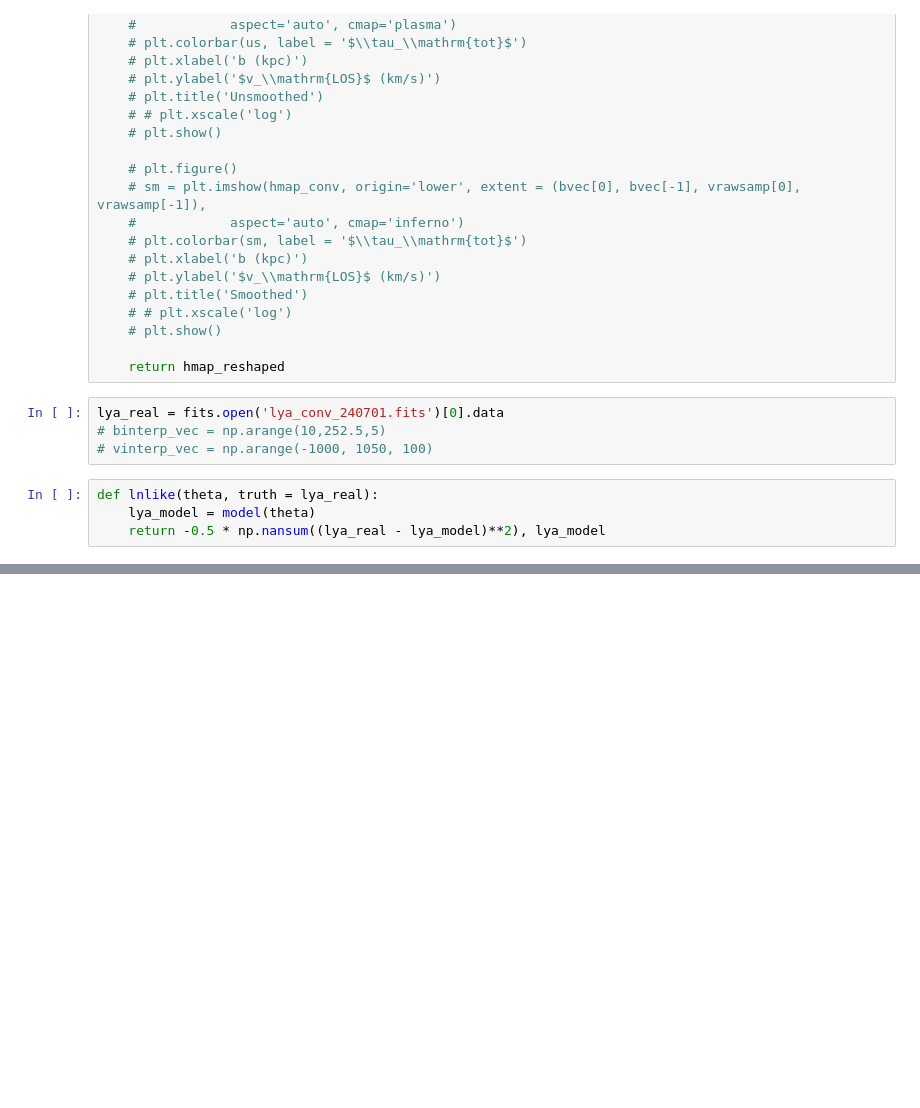
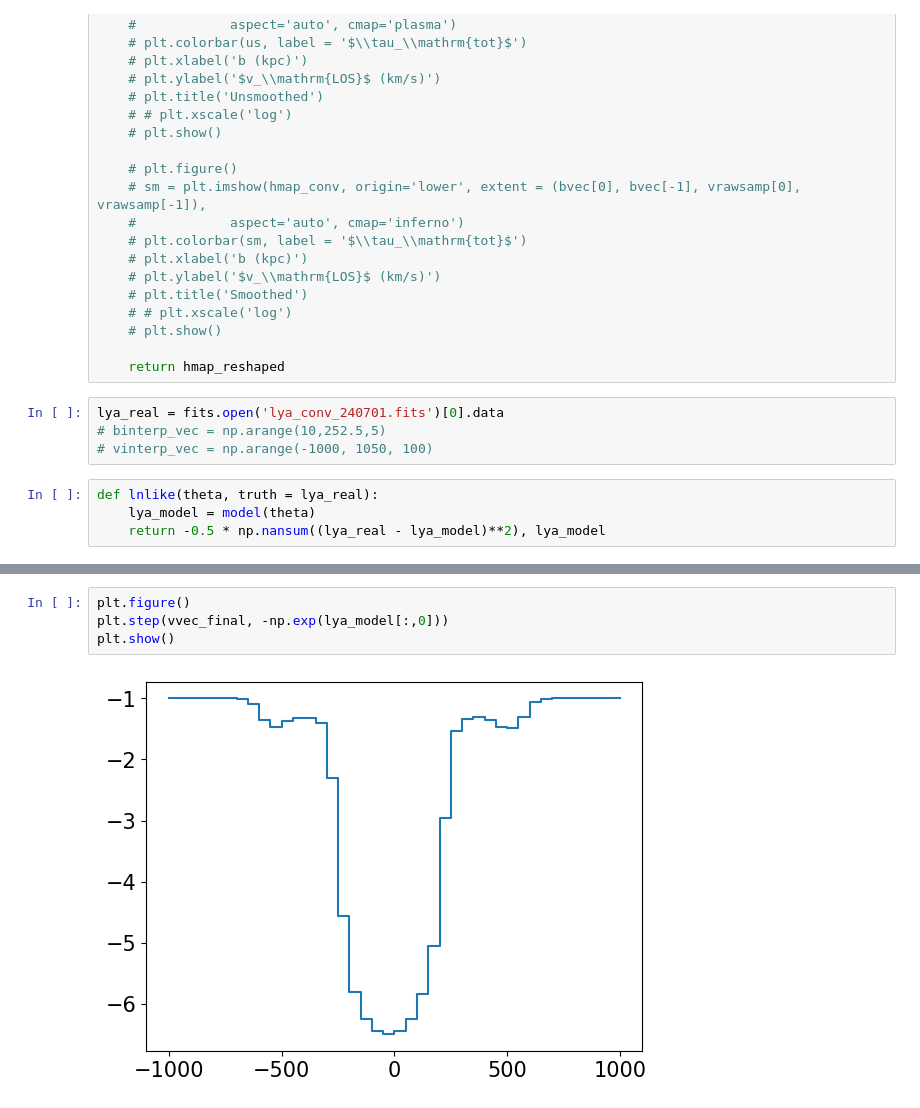
Before and after one commit to prusinski/galpair_model, a Jupyter notebook: chen+20_trimmed_box.ipynb, the cells around one changed output, grey strips where cells are left out. Saved outputs shown, nothing was run; the diff lists cells and outputs as text; blank space fills up the shorter version.

```diff
--- a/chen+20_trimmed_box.ipynb
+++ b/chen+20_trimmed_box.ipynb
@@ -329,0 +330,6 @@ plt.show()
+# %%
+plt.figure()
+plt.step(vvec_final, -np.exp(lya_model[:,0]))
+plt.show()
+# %% [output]
+[figure, added]
```
Also changed, not shown: parts of 2 cells of this notebook.
